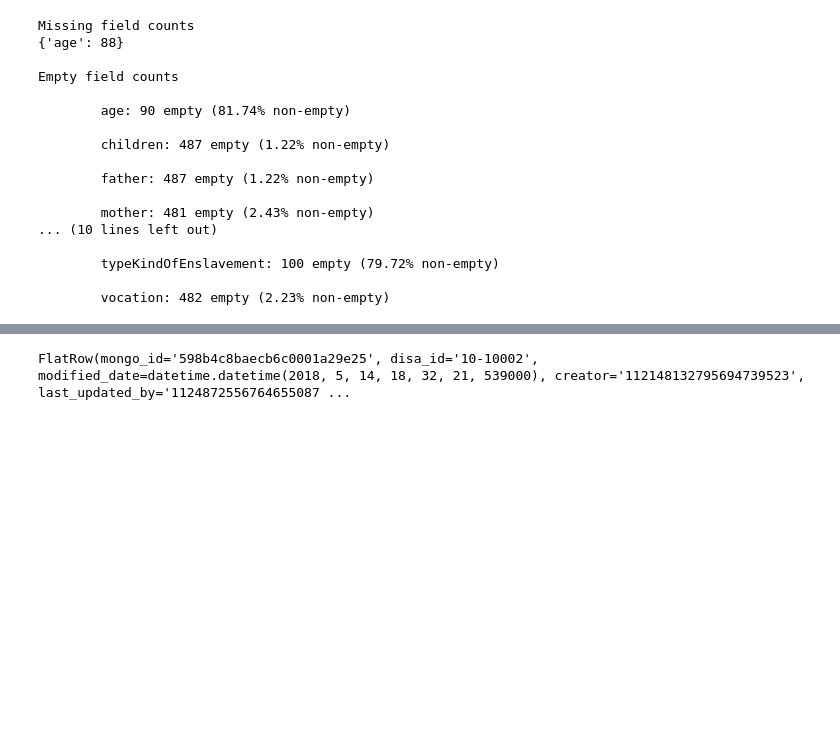
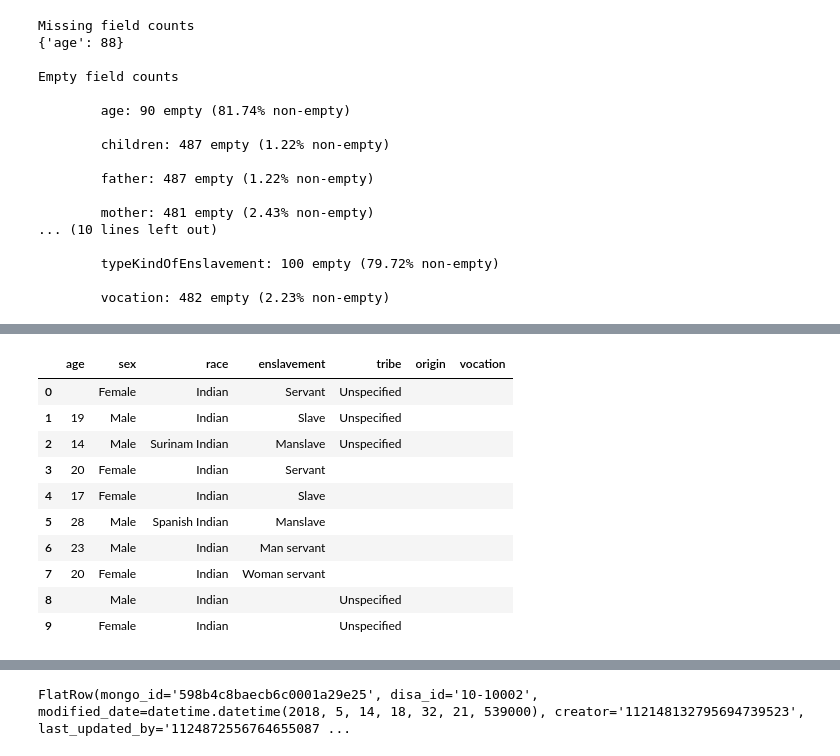
Before and after one commit to sdmccaul/disa-db-design, a Jupyter notebook: DISA_database_design.ipynb, the cells around one changed output, grey strips where cells are left out. Saved outputs shown, nothing was run; the diff lists cells and outputs as text; code cells hidden in the pictures; blank space fills up the shorter version.

```diff
--- a/DISA_database_design.ipynb
+++ b/DISA_database_design.ipynb
@@ -400,0 +406,32 @@ Quick analysis
+# %%
+PersonStrings = namedtuple('PersonStrings',
+    ['age', 'sex', 'race', 'enslavement', 'tribe', 'origin', 'vocation'])
+
+pers_data = []
+for d in data:
+    pers = d['person']
+    row = PersonStrings(
+        age=pers.get('age',''),
+        sex=pers.get('sex',''),
+        race=pers.get('race',''),
+        enslavement=pers.get('typeKindOfEnslavement',''),
+        tribe=pers.get('tribe',''),
+        origin=pers.get('origin',''),
+        vocation=pers.get('vocation','')
+    )
+    pers_data.append(row)
+
+df_patts = pd.DataFrame(pers_data)
+df_patts.head(10)
+# %% [output]
+|  | age | sex | race | enslavement | tribe | origin | vocation |
+| 0 |  | Female | Indian | Servant | Unspecified |  |  |
+| 1 | 19 | Male | Indian | Slave | Unspecified |  |  |
+| 2 | 14 | Male | Surinam Indian | Manslave | Unspecified |  |  |
+| 3 | 20 | Female | Indian | Servant |  |  |  |
+| 4 | 17 | Female | Indian | Slave |  |  |  |
+| 5 | 28 | Male | Spanish Indian | Manslave |  |  |  |
+| 6 | 23 | Male | Indian | Man servant |  |  |  |
+| 7 | 20 | Female | Indian | Woman servant |  |  |  |
+| 8 |  | Male | Indian |  | Unspecified |  |  |
+| 9 |  | Female | Indian |  | Unspecified |  |  |
```
Also changed, not shown: parts of 8 cells of this notebook, 2 other files.
